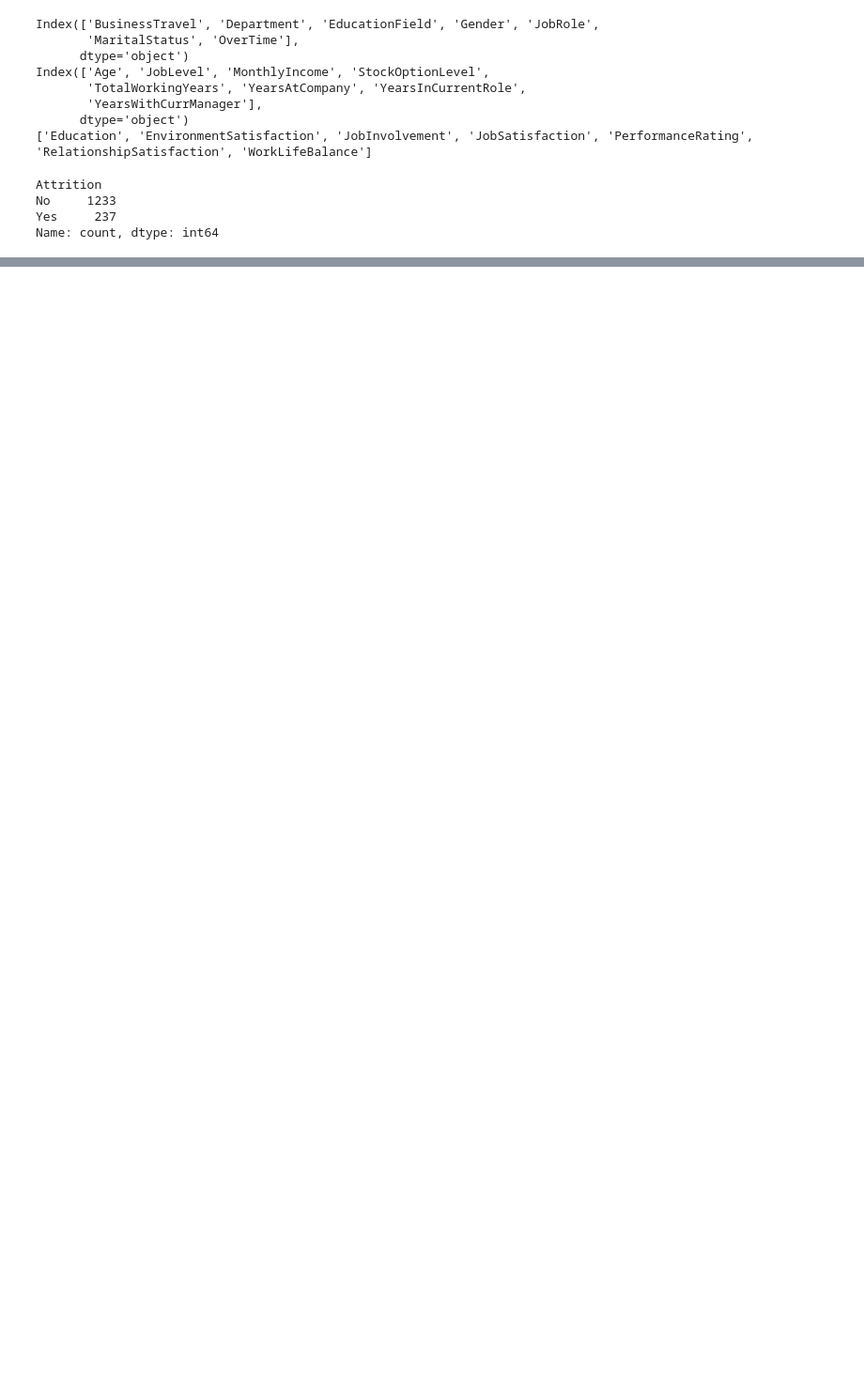
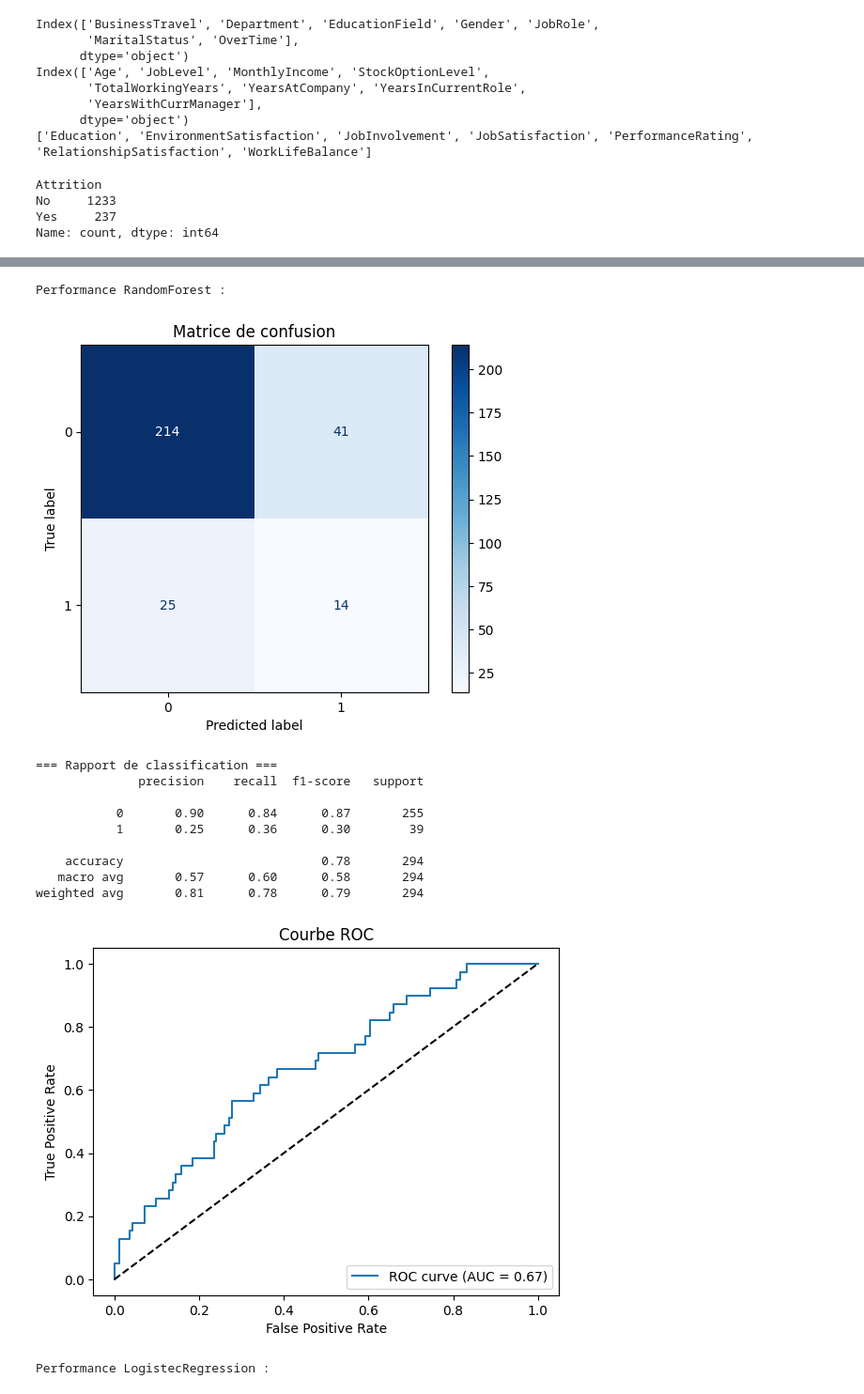
Before and after one commit to Assma-IBIKAS/RetentionAI_Backend, a Jupyter notebook: ML/EDA.ipynb, the cells around one changed output, grey strips where cells are left out. Shown at 94% size. Drawn from its saved outputs; the diff is of its cells as text; code cells hidden in the pictures; blank space fills up the shorter version.

```diff
--- a/ML/EDA.ipynb
+++ b/ML/EDA.ipynb
@@ -137,7 +132,20 @@ Yes     237
 Name: count, dtype: int64
 # %%
 # RandomForest
-grid_rf = train_model_with_grid(X_train, y_train, cat_features, num_features, colonne_cat_encod, model_type='rf')
-
+grid_rf = train_model_with_grid(
+    X_train,
+    y_train,
+    X_num=num_features,
+    X_cat=cat_features,
+    X_cat_encoded=colonne_cat_encod,
+    model_type='rf'
+)
 # LogisticRegression
-grid_svr = train_model_with_grid(X_train, y_train, cat_features, num_features, colonne_cat_encod, model_type='lr')
+grid_lr = train_model_with_grid(
+    X_train,
+    y_train,
+    X_num=num_features,
+    X_cat=cat_features,
+    X_cat_encoded=colonne_cat_encod,
+    model_type='lr'
+)
@@ -143,0 +169,20 @@ grid_svr = train_model_with_grid(X_train, y_train, cat_features, num_features, c
+# %%
+print("Performance RandomForest :")
+y_pred_rf = evaluate_model(grid_rf, X_test, y_test)
+
+print("\nPerformance LogistecRegression :")
+y_pred_lr = evaluate_model(grid_lr, X_test, y_test)
+# %% [output]
+Performance RandomForest :
+[figure, added]
+=== Rapport de classification ===
+              precision    recall  f1-score   support
+
+           0       0.90      0.84      0.87       255
+           1       0.25      0.36      0.30        39
+
+    accuracy                           0.78       294
+   macro avg       0.57      0.60      0.58       294
+weighted avg       0.81      0.78      0.79       294
+[figure, added]
+Performance LogistecRegression :
```
Also changed, not shown: parts of 6 cells of this notebook.
